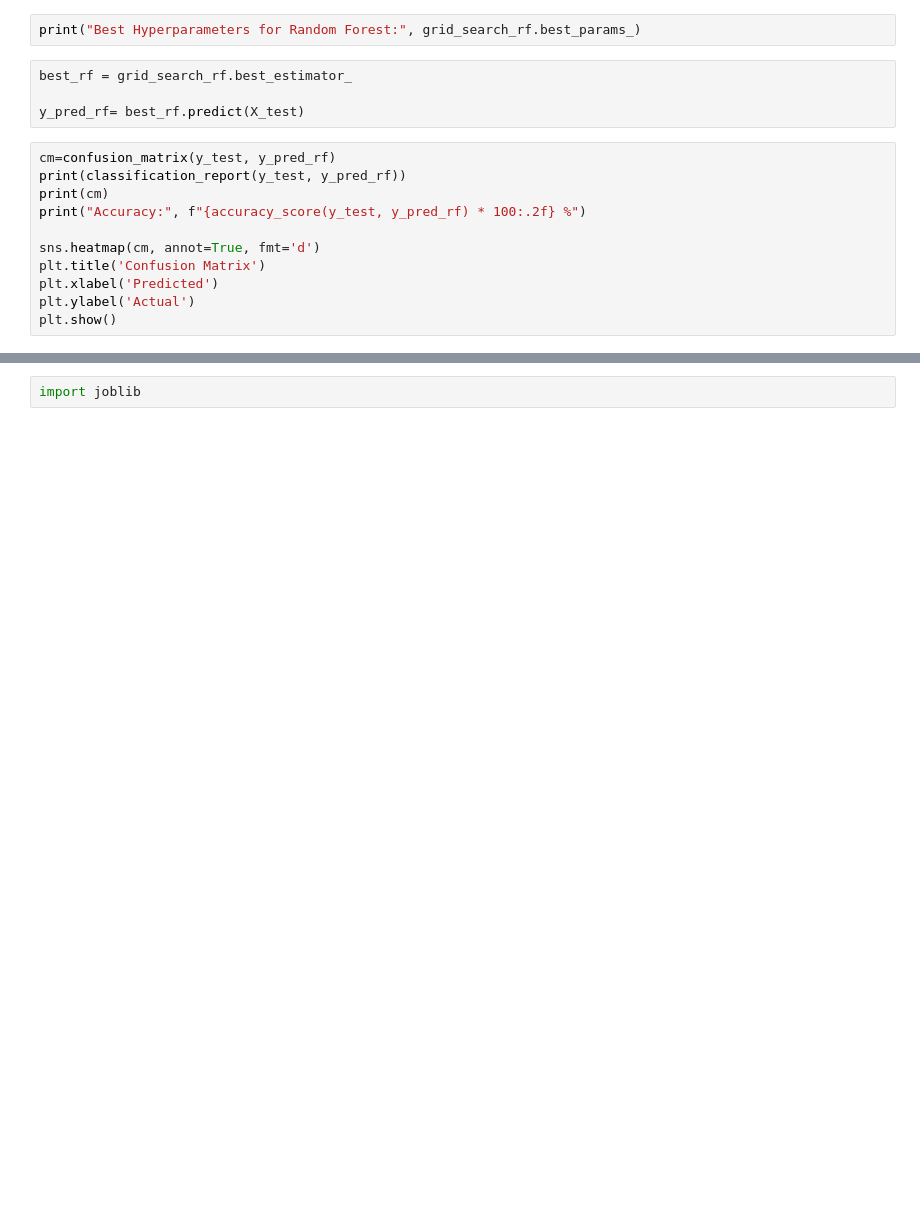
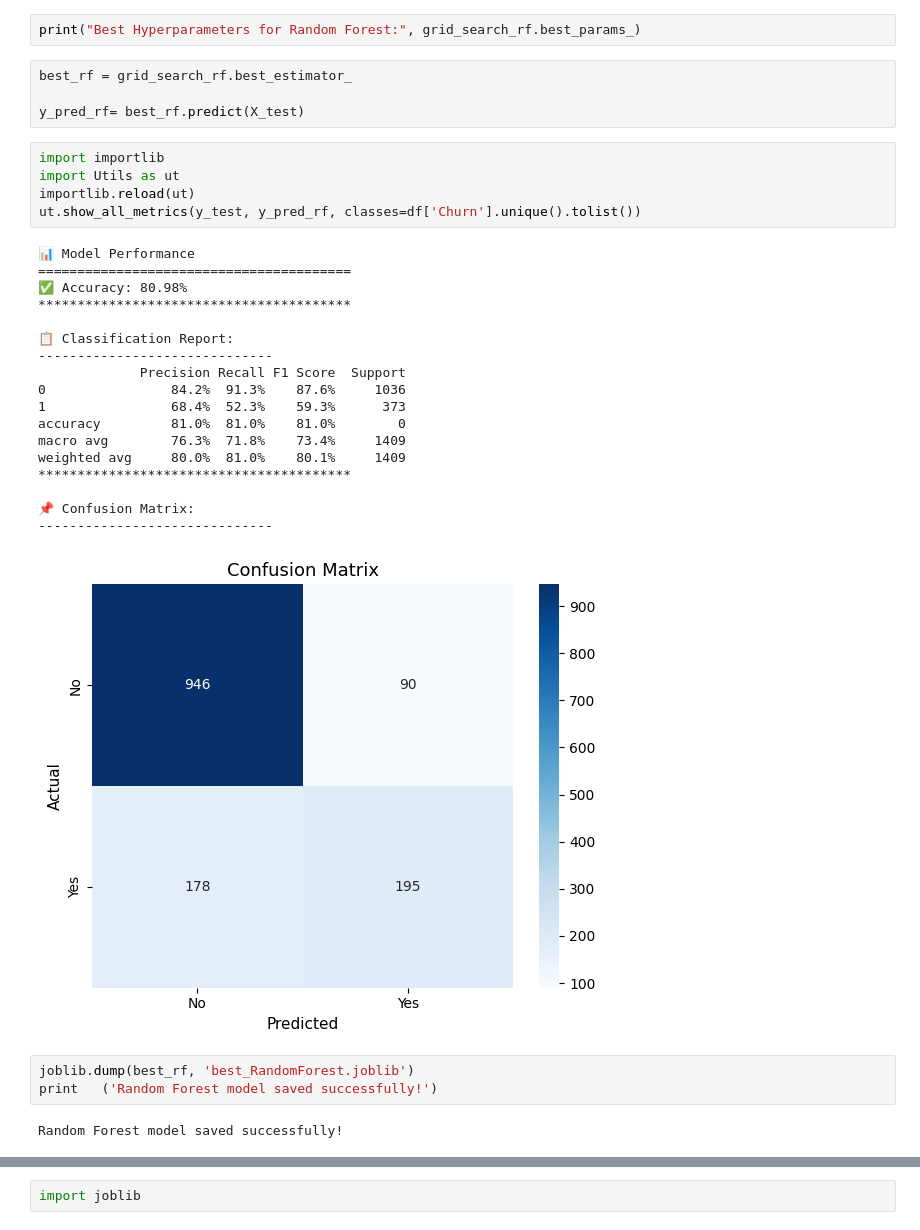
Before and after one commit to atefkabani/TELECOM-CHURN-PREDICTION, a Jupyter notebook: notebooks/telcom_churn_prediction.ipynb, the cells around one changed output, grey strips where cells are left out. Saved outputs shown, nothing was run; the diff lists cells and outputs as text; blank space fills up the shorter version.

```diff
--- a/notebooks/telcom_churn_prediction.ipynb
+++ b/notebooks/telcom_churn_prediction.ipynb
@@ -341,15 +562,33 @@ print("Best Hyperparameters for Random Forest:", grid_search_rf.best_params_)
 best_rf = grid_search_rf.best_estimator_
 
 y_pred_rf= best_rf.predict(X_test)
-# %%
-cm=confusion_matrix(y_test, y_pred_rf)
-print(classification_report(y_test, y_pred_rf))
-print(cm)
-print("Accuracy:", f"{accuracy_score(y_test, y_pred_rf) * 100:.2f} %")
-
-sns.heatmap(cm, annot=True, fmt='d')
-plt.title('Confusion Matrix')
-plt.xlabel('Predicted')
-plt.ylabel('Actual')
-plt.show()
+# %%
+import importlib
+import Utils as ut
+importlib.reload(ut)
+ut.show_all_metrics(y_test, y_pred_rf, classes=df['Churn'].unique().tolist())
+# %% [output]
+📊 Model Performance
+========================================
+✅ Accuracy: 80.98%
+****************************************
+
+📋 Classification Report:
+------------------------------
+             Precision Recall F1 Score  Support
+0                84.2%  91.3%    87.6%     1036
+1                68.4%  52.3%    59.3%      373
+accuracy         81.0%  81.0%    81.0%        0
+macro avg        76.3%  71.8%    73.4%     1409
+weighted avg     80.0%  81.0%    80.1%     1409
+****************************************
+
+📌 Confusion Matrix:
+------------------------------
+[figure, added]
+# %%
+joblib.dump(best_rf, 'best_RandomForest.joblib')
+print   ('Random Forest model saved successfully!')
+# %% [output]
+Random Forest model saved successfully!
 # %%
```
Also changed, not shown: parts of 65 cells of this notebook, 3 other files.
